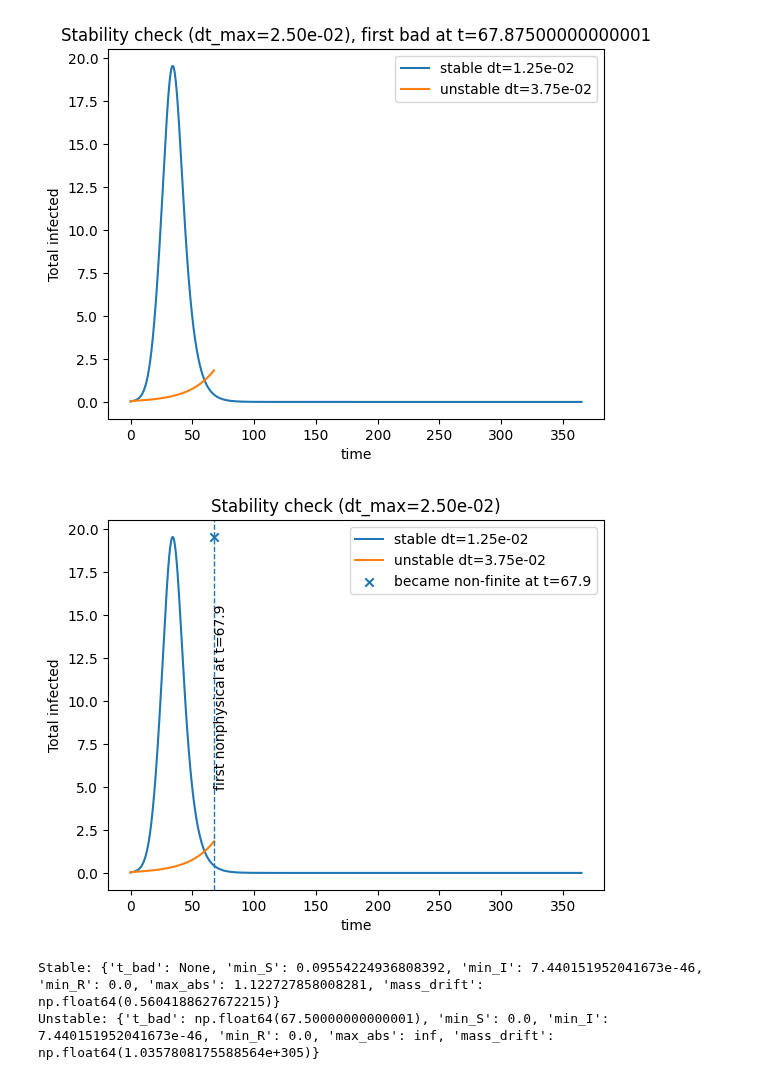
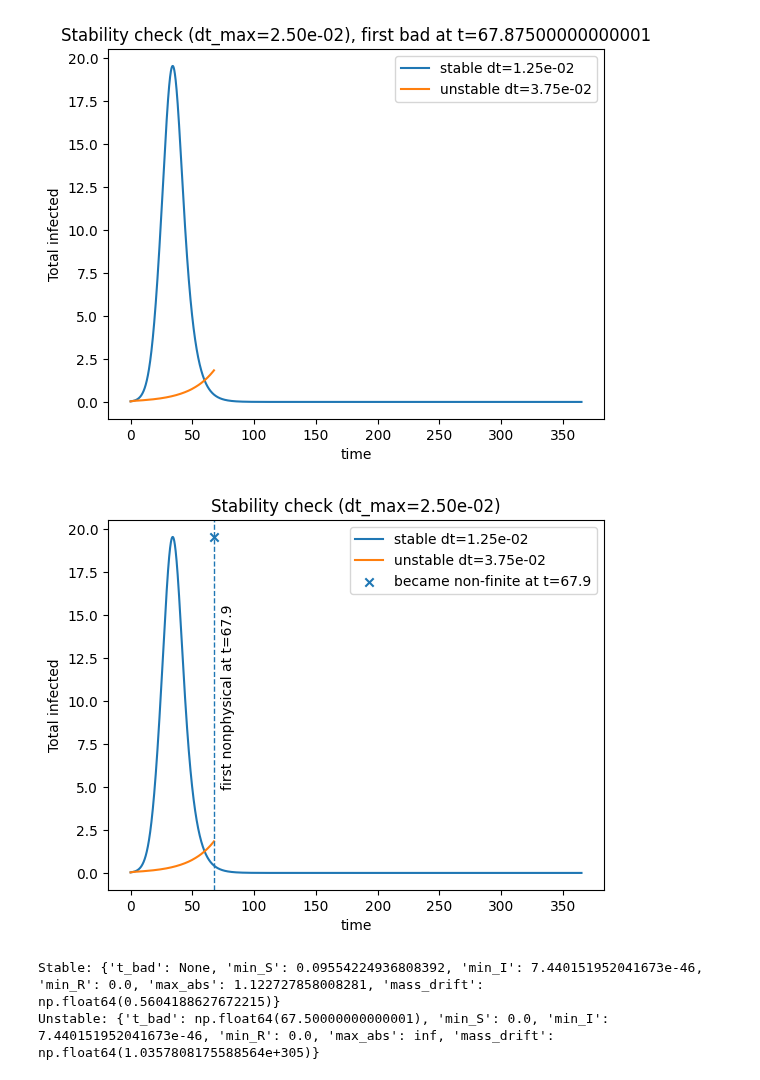
Before and after one commit to aeblik/SIR-Model, a Jupyter notebook: model/dynamic_sir_2d.ipynb, the cells around one changed output. Cells and saved outputs as stored; diff of their text form; code cells hidden in the pictures.

```diff
--- a/model/dynamic_sir_2d.ipynb
+++ b/model/dynamic_sir_2d.ipynb
@@ -719,35 +659,35 @@ plt.show()
 # %%
 plt.figure()
 I_st_arr = np.asarray(I_st, dtype=float)
 I_un_arr = np.asarray(I_un, dtype=float)
 t_st_arr = np.asarray(times_st, dtype=float)
 t_un_arr = np.asarray(times_un, dtype=float)
 
 # Keep non-finite as NaN (Matplotlib breaks the line there, which is honest)
 # but we will still show where it becomes non-finite
 finite_un = np.isfinite(I_un_arr)
 
 plt.plot(t_st_arr, I_st_arr, label=f"stable dt={dt_st:.2e}")
 plt.plot(t_un_arr, I_un_arr, label=f"unstable dt={dt_un:.2e}")
 
 # If it becomes non-finite, mark the first time
 if (~finite_un).any():
     first_nf_idx = np.where(~finite_un)[0][0]
     plt.scatter([t_un_arr[first_nf_idx]], [np.nanmax(I_st_arr)], marker="x",
                 label=f"became non-finite at t={t_un_arr[first_nf_idx]:.1f}")
 
 if bad_un is not None:
     plt.axvline(bad_un, linestyle="--", linewidth=1)
-    plt.text(bad_un, max(np.nanmax(I_un), np.nanmax(I_st))*0.8,
+    plt.text(bad_un + 5, max(np.nanmax(I_un), np.nanmax(I_st))*0.8,
              f"first nonphysical at t={bad_un:.1f}", rotation=90, va="top")
 
 plt.xlabel("time")
 plt.ylabel("Total infected")
 plt.legend()
 plt.title(f"Stability check (dt_max={dtmax:.2e})")
 plt.show()
 # %% [output]
-[figure, old version]
+[figure, new version]
 # %%
 def stability_metrics(times, snaps, dx, dy, tol=1e-12):
     bad_time = None
```
Also changed, not shown: parts of 5 cells of this notebook, 3 other files.
